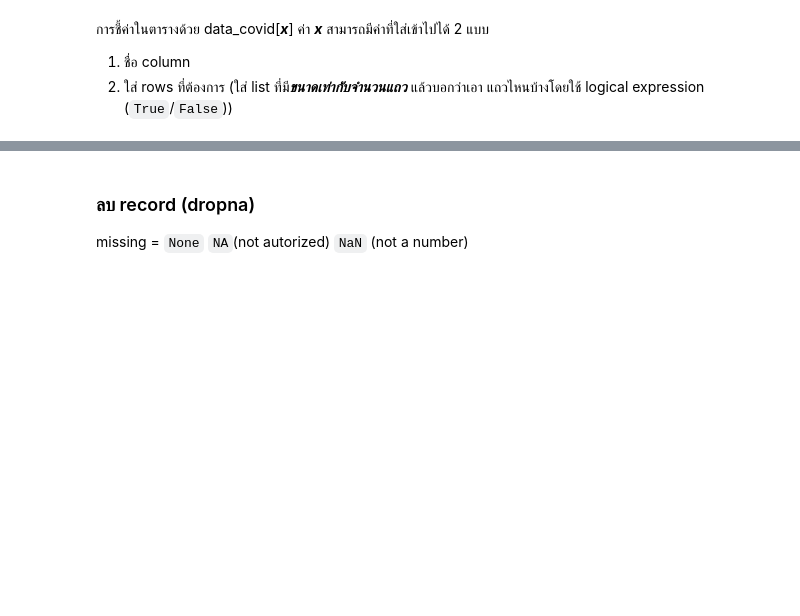
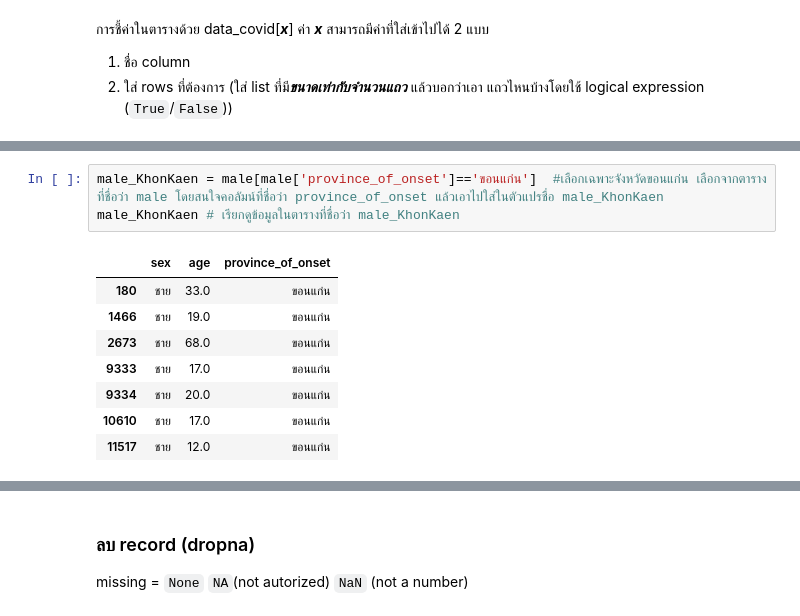
Before and after one commit to Jiraporn-klobrat/data_viz_2022, a Jupyter notebook: Pandas101.ipynb, the cells around one changed output, grey strips where cells are left out. Drawn from its saved outputs; the diff is of its cells as text; blank space fills up the shorter version.

```diff
--- a/Pandas101.ipynb
+++ b/Pandas101.ipynb
@@ -454,0 +376,12 @@ print(f'อายุเฉลี่ย ของ ผู้ป่วยหญิ
+# %%
+male_KhonKaen = male[male['province_of_onset']=='ขอนแก่น']  #เลือกเฉพาะจังหวัดขอนแก่น เลือกจากตารางที่ชื่อว่า male โดยสนใจคอลัมน์ที่ชื่อว่า province_of_onset แล้วเอาไปใส่ในตัวแปรชื่อ male_KhonKaen
+male_KhonKaen # เรียกดูข้อมูลในตารางที่ชื่อว่า male_KhonKaen
+# %% [output]
+|  | sex | age | province_of_onset |
+| 180 | ชาย | 33.0 | ขอนแก่น |
+| 1466 | ชาย | 19.0 | ขอนแก่น |
+| 2673 | ชาย | 68.0 | ขอนแก่น |
+| 9333 | ชาย | 17.0 | ขอนแก่น |
+| 9334 | ชาย | 20.0 | ขอนแก่น |
+| 10610 | ชาย | 17.0 | ขอนแก่น |
+| 11517 | ชาย | 12.0 | ขอนแก่น |
```
Also changed, not shown: parts of 58 cells of this notebook.
